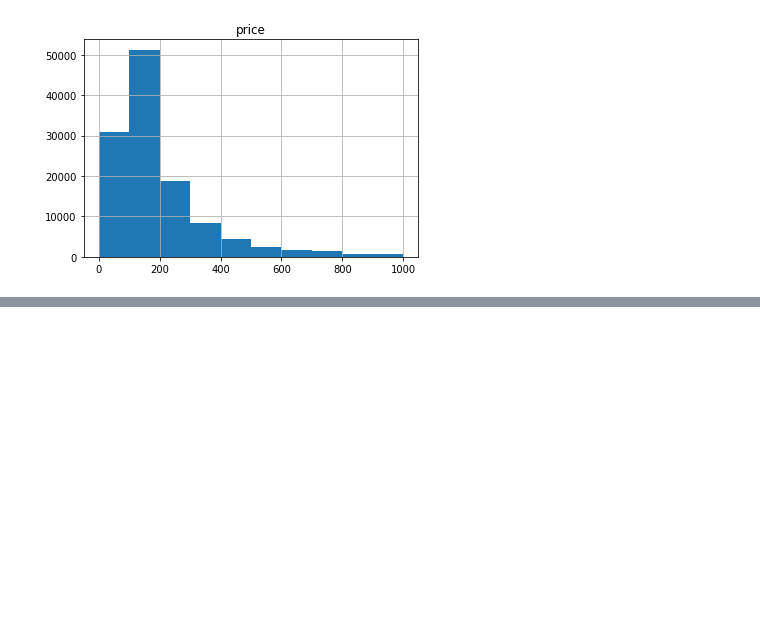
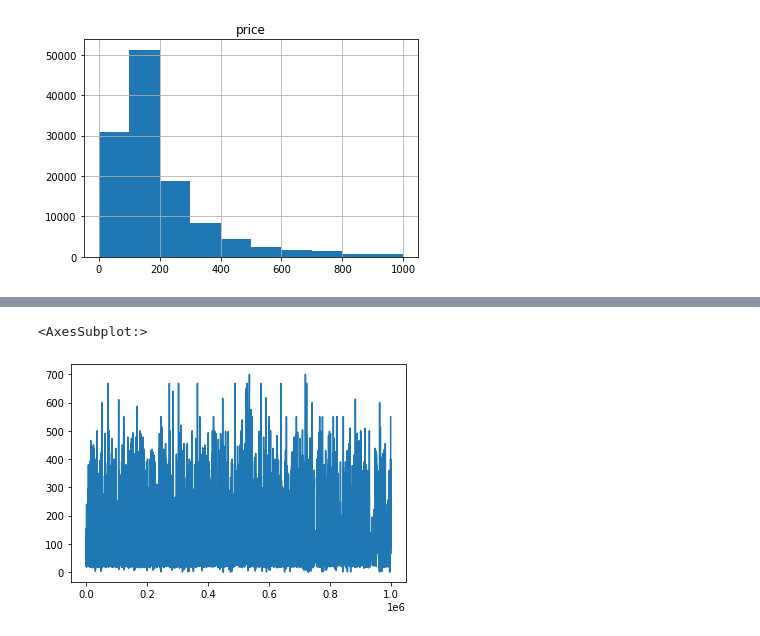
Before and after one commit to crisnicogonzalez/tp-final-isi, a Jupyter notebook: process data.ipynb, the cells around one changed output, grey strips where cells are left out. Cells and saved outputs as stored; diff of their text form; code cells hidden in the pictures; blank space fills up the shorter version.

```diff
--- a/process data.ipynb
+++ b/process data.ipynb
@@ -58,0 +77,6 @@ array([[<AxesSubplot:title={'center':'price'}>]], dtype=object)
+# %%
+df['surface_covered'] = df['surface_covered'].loc[df['surface_covered'] < 750]
+df['surface_covered'].plot()
+# %% [output]
+<AxesSubplot:>
+[figure, added]
```
Also changed, not shown: parts of 5 cells of this notebook.
